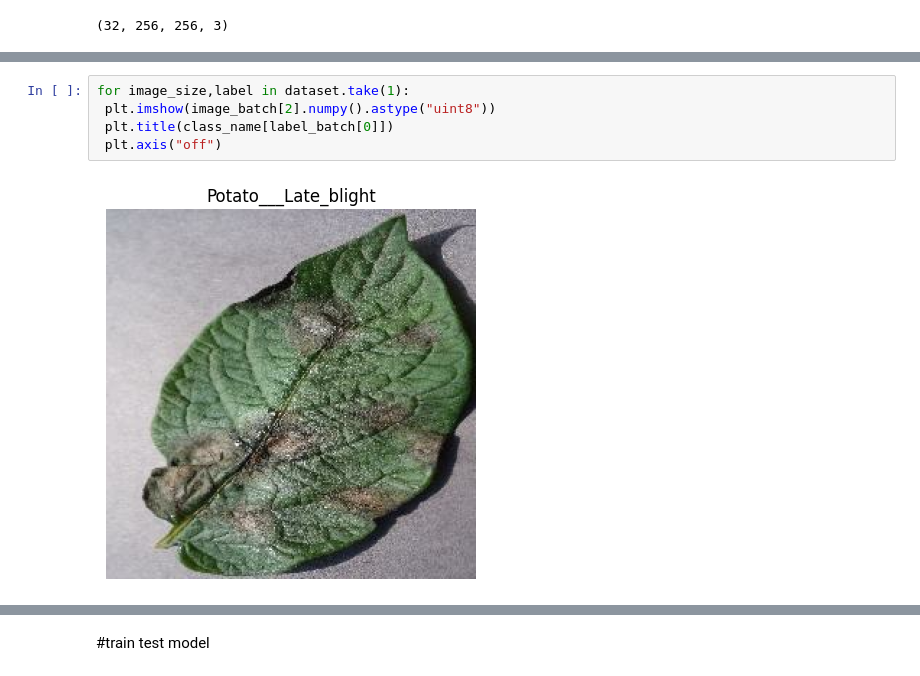
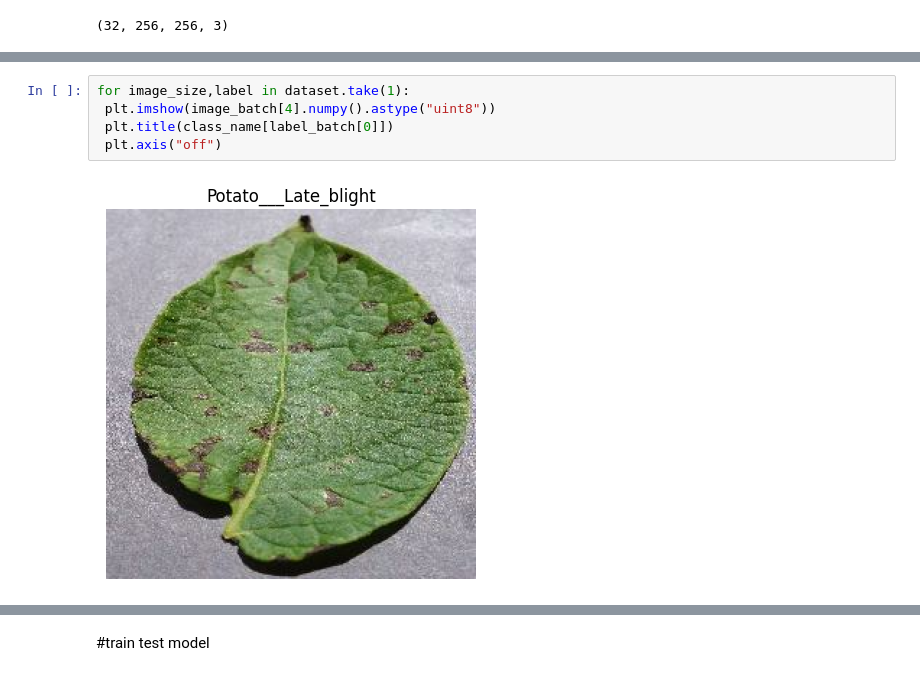
Before and after one commit to MudassirABBASSi/Computer-Vision, a Jupyter notebook: plants_disease_CV.ipynb, the cells around one changed output, grey strips where cells are left out. Cells and saved outputs as stored; diff of their text form.

```diff
--- a/plants_disease_CV.ipynb
+++ b/plants_disease_CV.ipynb
@@ -61,7 +101,7 @@ tf.Tensor(
 # %%
 for image_size,label in dataset.take(1):
- plt.imshow(image_batch[2].numpy().astype("uint8"))
+ plt.imshow(image_batch[4].numpy().astype("uint8"))
  plt.title(class_name[label_batch[0]])
  plt.axis("off")
 # %% [output]
-[figure, old version]
+[figure, new version]
```
Also changed, not shown: parts of 20 cells of this notebook.
